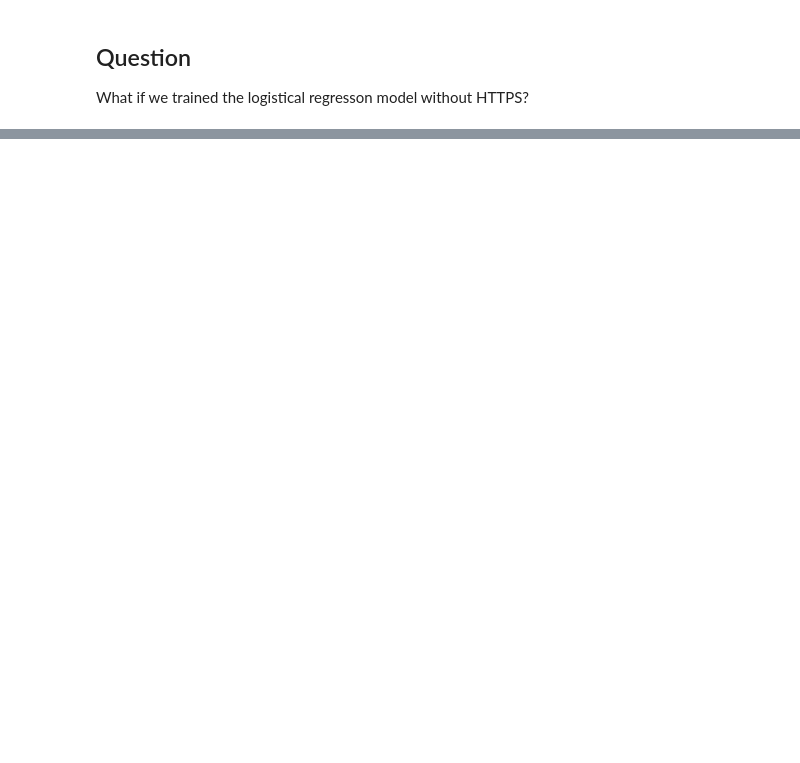
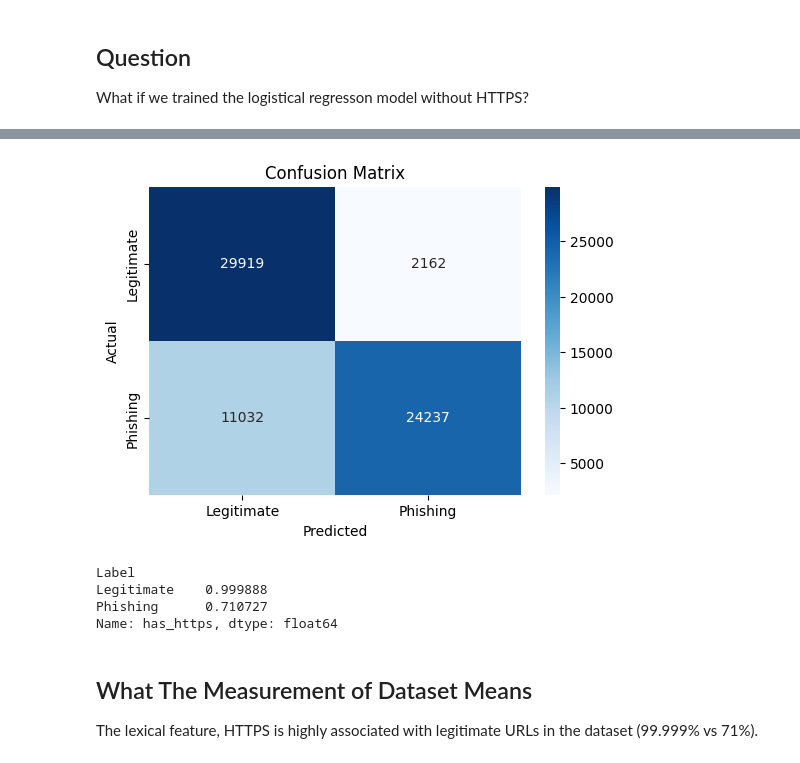
Before and after one commit to IshKwayisi1232004/Phishing_ML_Project, a Jupyter notebook: notebooks/PhishingNotebook.ipynb, the cells around one changed output, grey strips where cells are left out. Cells and saved outputs as stored; diff of their text form; code cells hidden in the pictures; blank space fills up the shorter version.

```diff
--- a/notebooks/PhishingNotebook.ipynb
+++ b/notebooks/PhishingNotebook.ipynb
@@ -170,0 +215,17 @@ What if we trained the logistical regresson model without HTTPS?
+# %%
+features_no_https = [
+    'url_length',
+    'num_dots',
+    'num_hyphens',
+    'num_digits',
+    'has_login',
+    'has_verify'
+]
+
+x = df[features_no_https]
+y = df['Label'].map({'Legitimate': 0, 'Phishing': 1})
+# %%
+X_train, X_test, y_train, y_test = train_test_split(x, y, test_size=0.2, random_state=42)
+
+model_2 = LogisticRegression()
+model_2.fit(X_train, y_train)
@@ -170,0 +234,4 @@ What if we trained the logistical regresson model without HTTPS?
+# %%
+y_pred_2 = model_2.predict(X_test)
+
+print(classification_report(y_test, y_pred_2))
@@ -170,0 +247,24 @@ What if we trained the logistical regresson model without HTTPS?
+# %%
+cm = confusion_matrix(y_test, y_pred_2)
+
+plt.figure(figsize=(6, 4))
+sns.heatmap(cm, annot=True, fmt='d', cmap='Blues',
+            xticklabels=['Legitimate', 'Phishing'],
+            yticklabels=['Legitimate', 'Phishing'])
+
+plt.xlabel('Predicted')
+plt.ylabel('Actual')
+plt.title('Confusion Matrix')
+plt.show()
+# %% [output]
+[figure, added]
+# %%
+df.groupby('Label')['has_https'].mean()
+# %% [output]
+Label
+Legitimate    0.999888
+Phishing      0.710727
+Name: has_https, dtype: float64
+# %% [markdown]
+## What The Measurement of Dataset Means
+The lexical feature, HTTPS is highly associated with legitimate URLs in the dataset (99.999% vs 71%).
```
Also changed, not shown: parts of 16 cells of this notebook.
